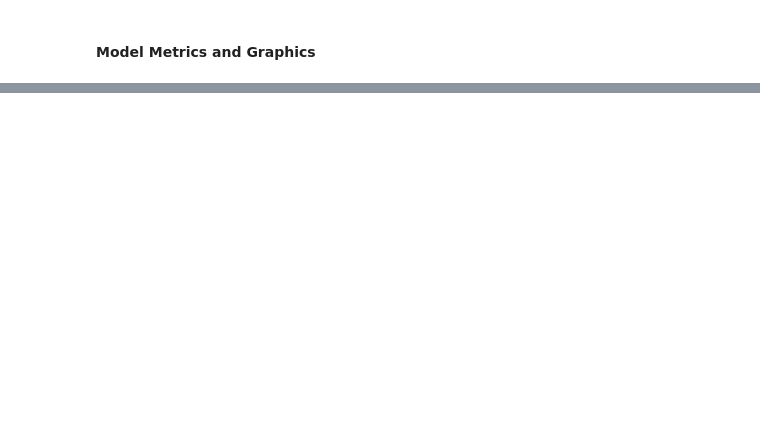
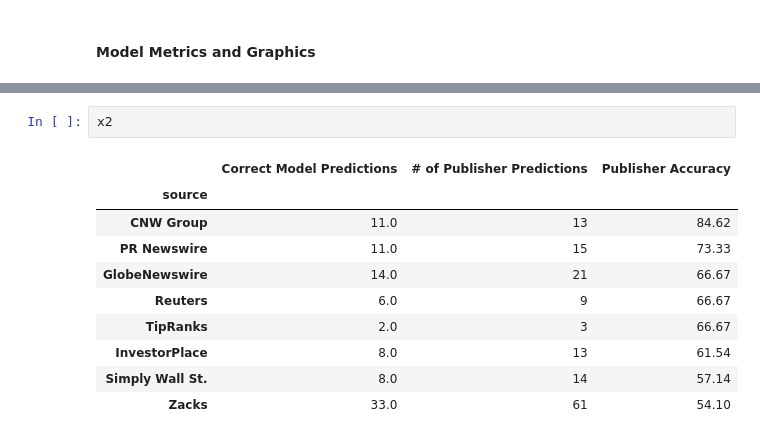
Before and after one commit to jrilkoff/finalProject, a Jupyter notebook: notebook.ipynb, the cells around one changed output, grey strips where cells are left out. Drawn from its saved outputs; the diff is of its cells as text; blank space fills up the shorter version.

```diff
--- a/notebook.ipynb
+++ b/notebook.ipynb
@@ -321,0 +438,13 @@ graph.plot(
+# %%
+x2
+# %% [output]
+|  | Correct Model Predictions | # of Publisher Predictions | Publisher Accuracy |
+| source |  |  |  |
+| CNW Group | 11.0 | 13 | 84.62 |
+| PR Newswire | 11.0 | 15 | 73.33 |
+| GlobeNewswire | 14.0 | 21 | 66.67 |
+| Reuters | 6.0 | 9 | 66.67 |
+| TipRanks | 2.0 | 3 | 66.67 |
+| InvestorPlace | 8.0 | 13 | 61.54 |
+| Simply Wall St. | 8.0 | 14 | 57.14 |
+| Zacks | 33.0 | 61 | 54.10 |
```
Also changed, not shown: parts of 23 cells of this notebook.
